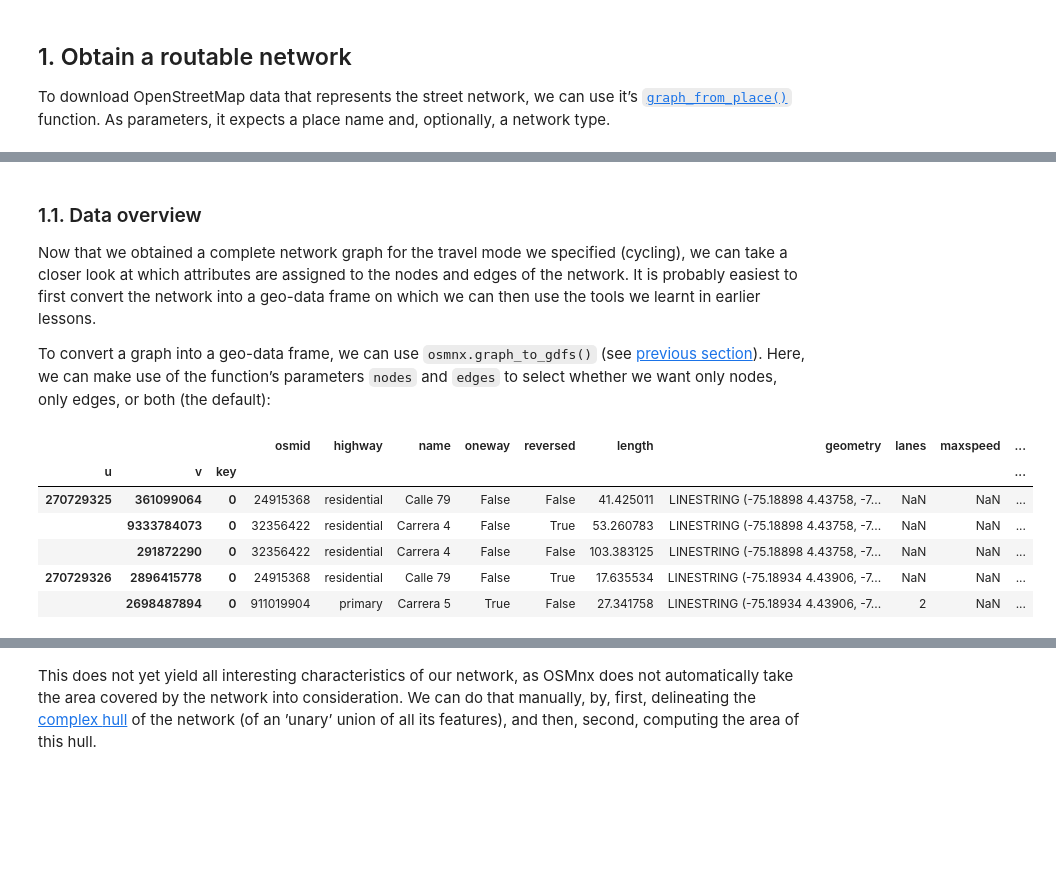
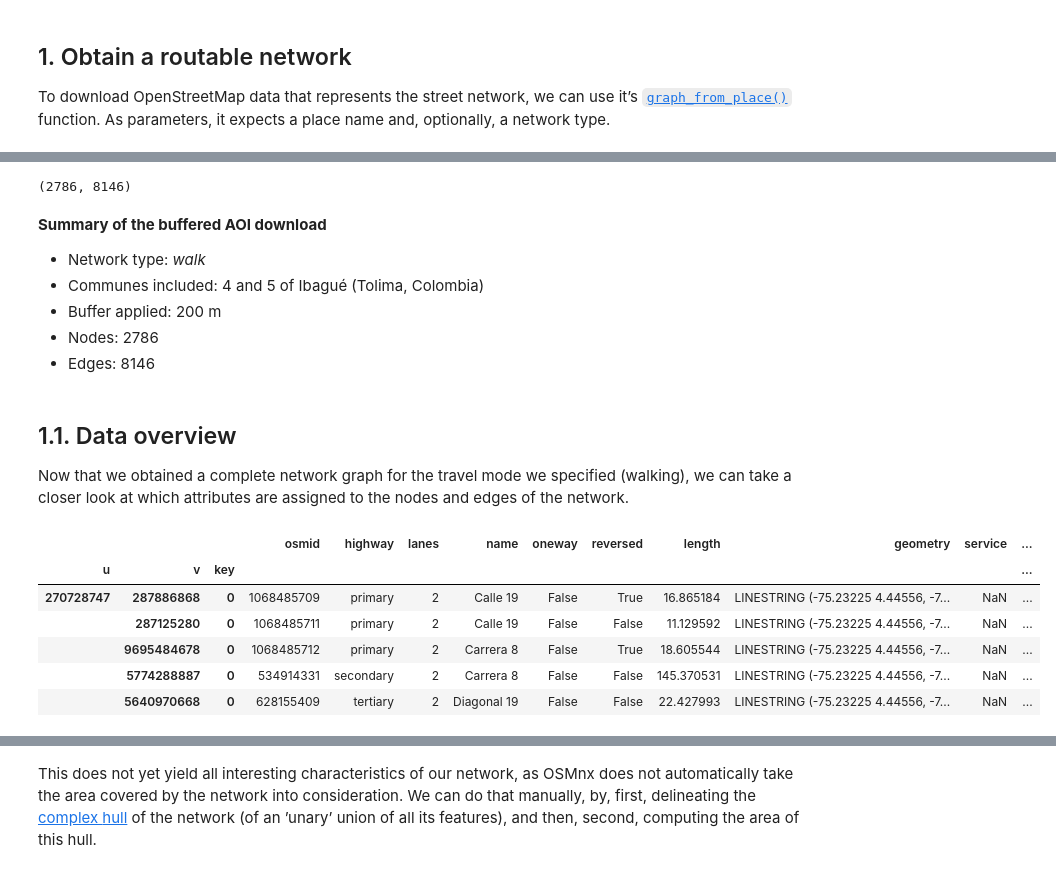
Before and after one commit to pcardonav/workshop4-network-analysis, a Jupyter notebook: paula-network-analysis.ipynb, the cells around one changed output, grey strips where cells are left out. Drawn from its saved outputs; the diff is of its cells as text; code cells hidden in the pictures; blank space fills up the shorter version.

```diff
--- a/paula-network-analysis.ipynb
+++ b/paula-network-analysis.ipynb
@@ -122,0 +148,34 @@ fig, ax = osmnx.plot_graph(graph)
+# %%
+import osmnx as ox
+import geopandas as gpd
+from shapely.ops import unary_union
+
+place_polygons = ox.geocode_to_gdf(PLACE_NAMES)
+
+aoi_union = unary_union(place_polygons.geometry)
+place_polygon = gpd.GeoDataFrame(geometry=[aoi_union], crs=place_polygons.crs)
+
+# (EPSG:9377 is for Ibagué)
+place_polygon = place_polygon.to_crs("EPSG:9377")
+
+# Buffer by 200 m
+place_polygon["geometry"] = place_polygon.buffer(200)
+
+# Back to WGS84 (EPSG:4326) for OSMnx
+place_polygon = place_polygon.to_crs("EPSG:4326")
+
+# Retrieve the walkable network inside the buffered polygon
+graph = ox.graph_from_polygon(
+    place_polygon.at[0, "geometry"],
+    network_type="walk",
+    simplify=True
+)
+
+# Quick visual check
+fig, ax = ox.plot_graph(
+    graph,
+    node_size=5,
+    edge_color="white",
+    bgcolor="black",
+    edge_linewidth=0.4
+)
@@ -123,25 +184,30 @@ fig, ax = osmnx.plot_graph(graph)
+# %%
+stats = ox.basic_stats(graph); stats["n"], stats["m"]
+# %% [output]
+(2786, 8146)
+# %% [markdown]
+**Summary of the buffered AOI download**
+
+- Network type: *walk*
+- Communes included: 4 and 5 of Ibagué (Tolima, Colombia)
+- Buffer applied: 200 m
+- Nodes: 2786
+- Edges: 8146
 # %% [markdown]
-### 1.1. Data overview
+## 1.1. Data overview
 
 Now that we obtained a complete network graph for the travel mode we specified
-(cycling), we can take a closer look at which attributes are assigned to the
-nodes and edges of the network. It is probably easiest to first convert the
-network into a geo-data frame on which we can then use the tools we learnt in
-earlier lessons.
-
-To convert a graph into a geo-data frame, we can use `osmnx.graph_to_gdfs()`
-(see [previous section](retrieve-data-from-openstreetmap)). Here, we can make
-use of the function’s parameters `nodes` and `edges` to select whether we want
-only nodes, only edges, or both (the default):
+(walking), we can take a closer look at which attributes are assigned to the
+nodes and edges of the network.
 # %%
 # Retrieve only edges from the graph
-edges = osmnx.graph_to_gdfs(graph, nodes=False, edges=True)
+edges = ox.graph_to_gdfs(graph, nodes=False, edges=True)
 edges.head()
 # %% [output]
-|  |  |  | osmid | highway | name | oneway | reversed | length | geometry | lanes | maxspeed | ... |
+|  |  |  | osmid | highway | lanes | name | oneway | reversed | length | geometry | service | ... |
 | u | v | key |  |  |  |  |  |  |  |  |  | ... |
-| 270729325 | 361099064 | 0 | 24915368 | residential | Calle 79 | False | False | 41.425011 | LINESTRING (-75.18898 4.43758, -7... | NaN | NaN | ... |
-|  | 9333784073 | 0 | 32356422 | residential | Carrera 4 | False | True | 53.260783 | LINESTRING (-75.18898 4.43758, -7... | NaN | NaN | ... |
-|  | 291872290 | 0 | 32356422 | residential | Carrera 4 | False | False | 103.383125 | LINESTRING (-75.18898 4.43758, -7... | NaN | NaN | ... |
-| 270729326 | 2896415778 | 0 | 24915368 | residential | Calle 79 | False | True | 17.635534 | LINESTRING (-75.18934 4.43906, -7... | NaN | NaN | ... |
-|  | 2698487894 | 0 | 911019904 | primary | Carrera 5 | True | False | 27.341758 | LINESTRING (-75.18934 4.43906, -7... | 2 | NaN | ... |
+| 270728747 | 287886868 | 0 | 1068485709 | primary | 2 | Calle 19 | False | True | 16.865184 | LINESTRING (-75.23225 4.44556, -7... | NaN | ... |
+|  | 287125280 | 0 | 1068485711 | primary | 2 | Calle 19 | False | False | 11.129592 | LINESTRING (-75.23225 4.44556, -7... | NaN | ... |
+|  | 9695484678 | 0 | 1068485712 | primary | 2 | Carrera 8 | False | True | 18.605544 | LINESTRING (-75.23225 4.44556, -7... | NaN | ... |
+|  | 5774288887 | 0 | 534914331 | secondary | 2 | Carrera 8 | False | False | 145.370531 | LINESTRING (-75.23225 4.44556, -7... | NaN | ... |
+|  | 5640970668 | 0 | 628155409 | tertiary | 2 | Diagonal 19 | False | False | 22.427993 | LINESTRING (-75.23225 4.44556, -7... | NaN | ... |
```
Also changed, not shown: parts of 89 cells of this notebook, 28 other files.
